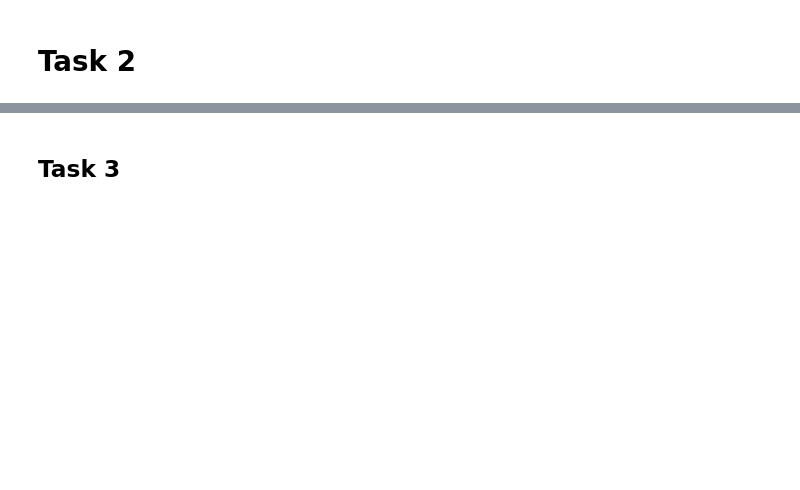
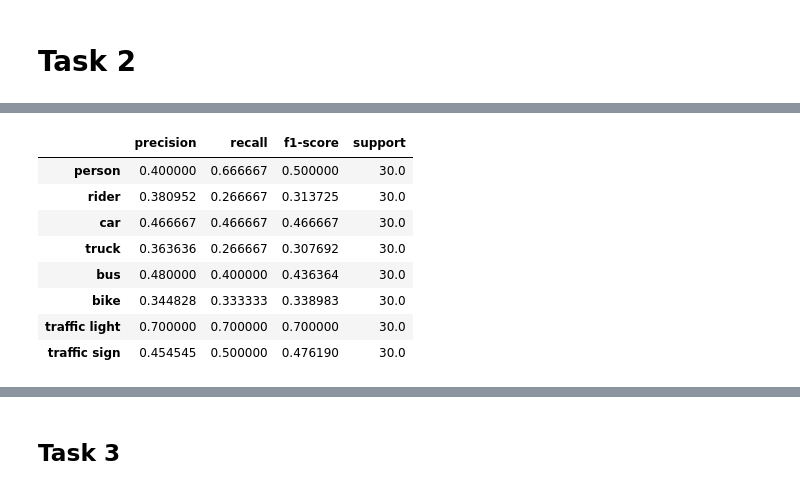
Before and after one commit to WouterFeijen/DL-Assignment-2, a Jupyter notebook: assignment2_skeleton.ipynb, the cells around one changed output, grey strips where cells are left out. Drawn from its saved outputs; the diff is of its cells as text; code cells hidden in the pictures; blank space fills up the shorter version.

Commit message:
task 2 done (cleaning the code a bit should be done but overall the implementation done)

```diff
--- a/assignment2_skeleton.ipynb
+++ b/assignment2_skeleton.ipynb
@@ -324,0 +742,87 @@ for a in ax:
+# %%
+# calculate precision and recall metrics for clean and noisy test datasets
+
+from sklearn.metrics import classification_report
+
+
+@torch.no_grad()
+def get_predictions(model, dataloader, device):
+    model.eval()
+    all_targets = []
+    all_predictions = []
+
+    for x, y in dataloader:
+        inputs = x.to(device)
+        targets = y.to(device)
+
+        logits = model(inputs)
+        predictions = logits.argmax(dim=1)
+
+        all_targets.append(targets.cpu())
+        all_predictions.append(predictions.cpu())
+
+    targets = torch.cat(all_targets).numpy()
+    predictions = torch.cat(all_predictions).numpy()
+    return targets, predictions
+
+
+def classification_summary(model, dataloader, class_names, device):
+    targets, predictions = get_predictions(model, dataloader, device)
+    report_text = classification_report(
+        targets,
+        predictions,
+        labels=list(range(len(class_names))),
+        target_names=class_names,
+        zero_division=0,
+    )
+    report_dict = classification_report(
+        targets,
+        predictions,
+        labels=list(range(len(class_names))),
+        target_names=class_names,
+        zero_division=0,
+        output_dict=True,
+    )
+
+    report_table = pd.DataFrame(report_dict).transpose()
+    per_class_table = report_table.loc[class_names, ["precision", "recall", "f1-score", "support"]]
+    aggregate_metrics = {
+        "macro_precision": report_dict["macro avg"]["precision"],
+        "macro_recall": report_dict["macro avg"]["recall"],
+    }
+
+    return per_class_table, aggregate_metrics, report_text
+
+
+clean_per_class_metrics, clean_aggregated_metrics, clean_classification_summary = classification_summary(
+    model=task2_model,
+    dataloader=test_loader_clean,
+    class_names=class_names,
+    device=DEVICE,
+)
+
+noisy_per_class_metrics, noisy_aggregated_metrics, noisy_classification_summary = classification_summary(
+    model=task2_model,
+    dataloader=test_loader_noisy,
+    class_names=class_names,
+    device=DEVICE,
+)
+
+print("Clean test classification summary:")
+print(clean_classification_summary)
+display(clean_per_class_metrics)
+
+print("Noisy test classification summary:")
+print(noisy_classification_summary)
+display(noisy_per_class_metrics)
+
+print("Aggregated precision and recall:")
+print(
+    f"Clean test - macro precision: {clean_aggregated_metrics['macro_precision']:.3f}, "
+    f"macro recall: {clean_aggregated_metrics['macro_recall']:.3f}"
+)
+print(
+    f"Noisy test - macro precision: {noisy_aggregated_metrics['macro_precision']:.3f}, "
+    f"macro recall: {noisy_aggregated_metrics['macro_recall']:.3f}"
+)
+# %% [output]
@@ -324,0 +844,9 @@ for a in ax:
+|  | precision | recall | f1-score | support |
+| person | 0.400000 | 0.666667 | 0.500000 | 30.0 |
+| rider | 0.380952 | 0.266667 | 0.313725 | 30.0 |
+| car | 0.466667 | 0.466667 | 0.466667 | 30.0 |
+| truck | 0.363636 | 0.266667 | 0.307692 | 30.0 |
+| bus | 0.480000 | 0.400000 | 0.436364 | 30.0 |
+| bike | 0.344828 | 0.333333 | 0.338983 | 30.0 |
+| traffic light | 0.700000 | 0.700000 | 0.700000 | 30.0 |
+| traffic sign | 0.454545 | 0.500000 | 0.476190 | 30.0 |
```
Also changed, not shown: parts of 10 cells of this notebook.
